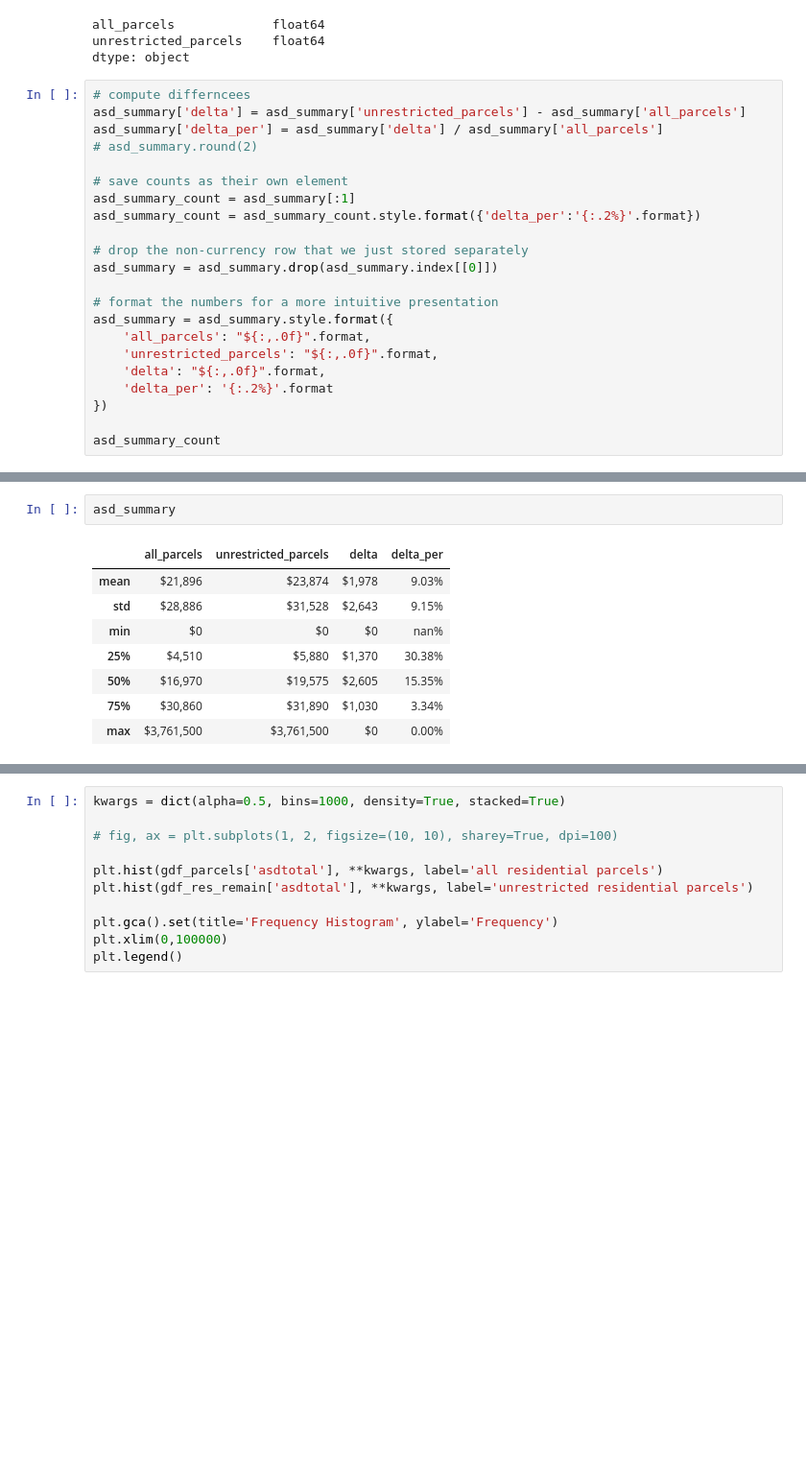
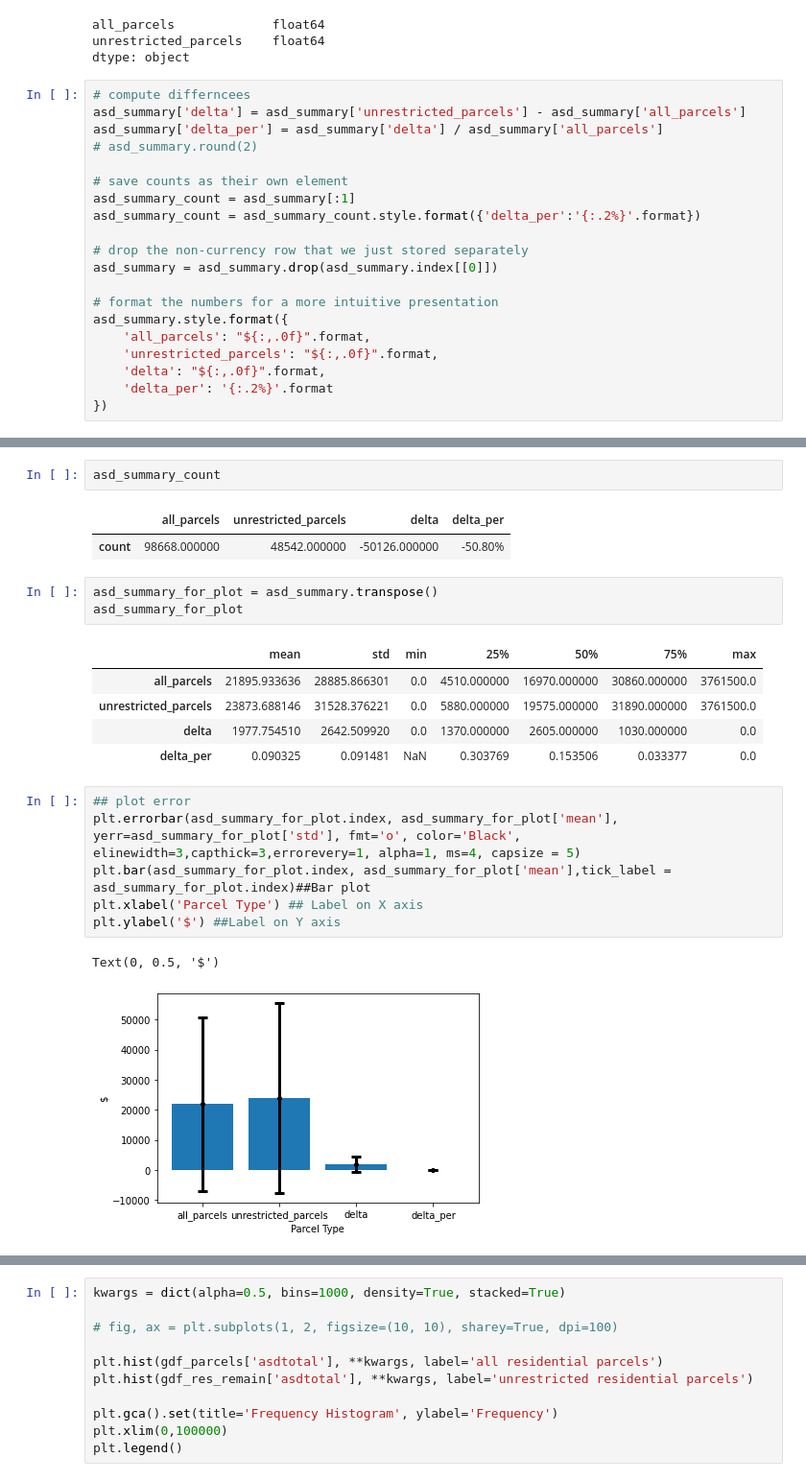
Before and after one commit to PMattox/dsa_masters, a Jupyter notebook: DSA_Capstone/Analysis - Residential Area.ipynb, the cells around one changed output, grey strips where cells are left out. Shown at 96% size. Cells and saved outputs as stored; diff of their text form; blank space fills up the shorter version.

Commit message:
working on cost of living delta summary info and ggraphics

```diff
--- a/DSA_Capstone/Analysis - Residential Area.ipynb
+++ b/DSA_Capstone/Analysis - Residential Area.ipynb
@@ -232,13 +235,11 @@ asd_summary_count = asd_summary_count.style.format({'delta_per':'{:.2%}'.format}
 asd_summary = asd_summary.drop(asd_summary.index[[0]])
 
 # format the numbers for a more intuitive presentation
-asd_summary = asd_summary.style.format({
+asd_summary.style.format({
     'all_parcels': "${:,.0f}".format,
     'unrestricted_parcels': "${:,.0f}".format,
     'delta': "${:,.0f}".format,
     'delta_per': '{:.2%}'.format
 })
-
-asd_summary_count
 # %% [output]
 |  | all_parcels | unrestricted_parcels | delta | delta_per |
@@ -246,11 +253,23 @@ asd_summary_count
-# %%
-asd_summary
-# %% [output]
-|  | all_parcels | unrestricted_parcels | delta | delta_per |
-| mean | $21,896 | $23,874 | $1,978 | 9.03% |
-| std | $28,886 | $31,528 | $2,643 | 9.15% |
-| min | $0 | $0 | $0 | nan% |
-| 25% | $4,510 | $5,880 | $1,370 | 30.38% |
-| 50% | $16,970 | $19,575 | $2,605 | 15.35% |
-| 75% | $30,860 | $31,890 | $1,030 | 3.34% |
-| max | $3,761,500 | $3,761,500 | $0 | 0.00% |
+# %%
+asd_summary_count
+# %% [output]
+|  | all_parcels | unrestricted_parcels | delta | delta_per |
+| count | 98668.000000 | 48542.000000 | -50126.000000 | -50.80% |
+# %%
+asd_summary_for_plot = asd_summary.transpose()
+asd_summary_for_plot
+# %% [output]
+|  | mean | std | min | 25% | 50% | 75% | max |
+| all_parcels | 21895.933636 | 28885.866301 | 0.0 | 4510.000000 | 16970.000000 | 30860.000000 | 3761500.0 |
+| unrestricted_parcels | 23873.688146 | 31528.376221 | 0.0 | 5880.000000 | 19575.000000 | 31890.000000 | 3761500.0 |
+| delta | 1977.754510 | 2642.509920 | 0.0 | 1370.000000 | 2605.000000 | 1030.000000 | 0.0 |
+| delta_per | 0.090325 | 0.091481 | NaN | 0.303769 | 0.153506 | 0.033377 | 0.0 |
+# %%
+## plot error
+plt.errorbar(asd_summary_for_plot.index, asd_summary_for_plot['mean'], yerr=asd_summary_for_plot['std'], fmt='o', color='Black', elinewidth=3,capthick=3,errorevery=1, alpha=1, ms=4, capsize = 5)
+plt.bar(asd_summary_for_plot.index, asd_summary_for_plot['mean'],tick_label = asd_summary_for_plot.index)##Bar plot
+plt.xlabel('Parcel Type') ## Label on X axis
+plt.ylabel('$') ##Label on Y axis
+# %% [output]
+Text(0, 0.5, '$')
+[figure, added]
```
Also changed, not shown: parts of 11 cells of this notebook.
